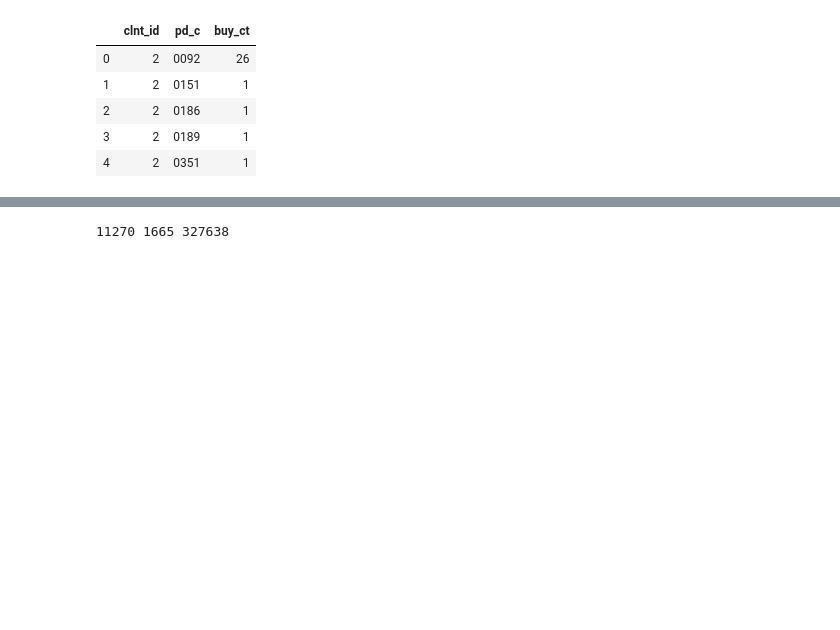
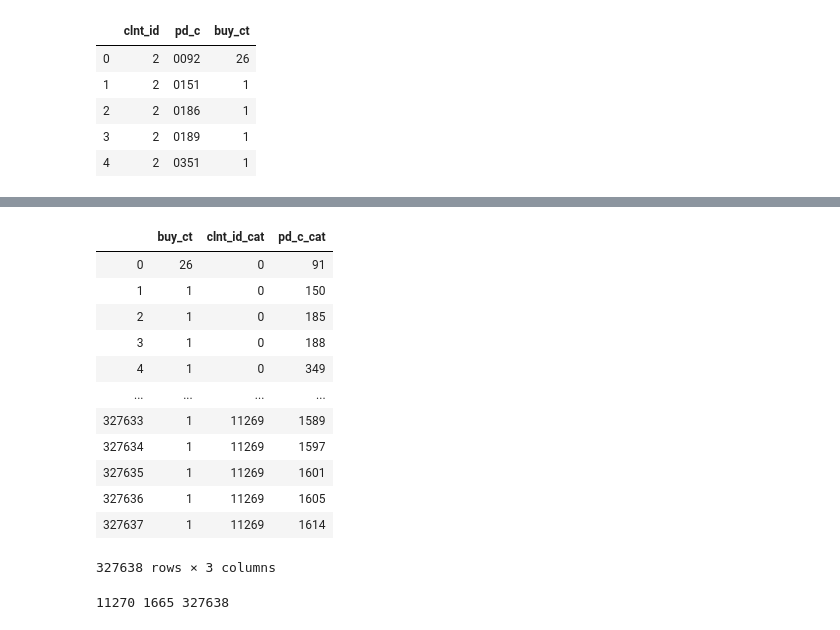
Before and after one commit to hojisu/recommendation-project, a Jupyter notebook: Alternating-Least-Squares-Copy1.ipynb, the cells around one changed output, grey strips where cells are left out. Drawn from its saved outputs; the diff is of its cells as text; code cells hidden in the pictures; blank space fills up the shorter version.

```diff
--- a/Alternating-Least-Squares-Copy1.ipynb
+++ b/Alternating-Least-Squares-Copy1.ipynb
@@ -85 +114,18 @@ grouped_purchased.head()
+# %%
+grouped_purchased = grouped_purchased.drop(['clnt_id', 'pd_c'], axis=1)
+grouped_purchased
+# %% [output]
+|  | buy_ct | clnt_id_cat | pd_c_cat |
+| 0 | 26 | 0 | 91 |
+| 1 | 1 | 0 | 150 |
+| 2 | 1 | 0 | 185 |
+| 3 | 1 | 0 | 188 |
+| 4 | 1 | 0 | 349 |
+| ... | ... | ... | ... |
+| 327633 | 1 | 11269 | 1589 |
+| 327634 | 1 | 11269 | 1597 |
+| 327635 | 1 | 11269 | 1601 |
+| 327636 | 1 | 11269 | 1605 |
+| 327637 | 1 | 11269 | 1614 |
+327638 rows × 3 columns
 # %%
```
Also changed, not shown: parts of 21 cells of this notebook.
